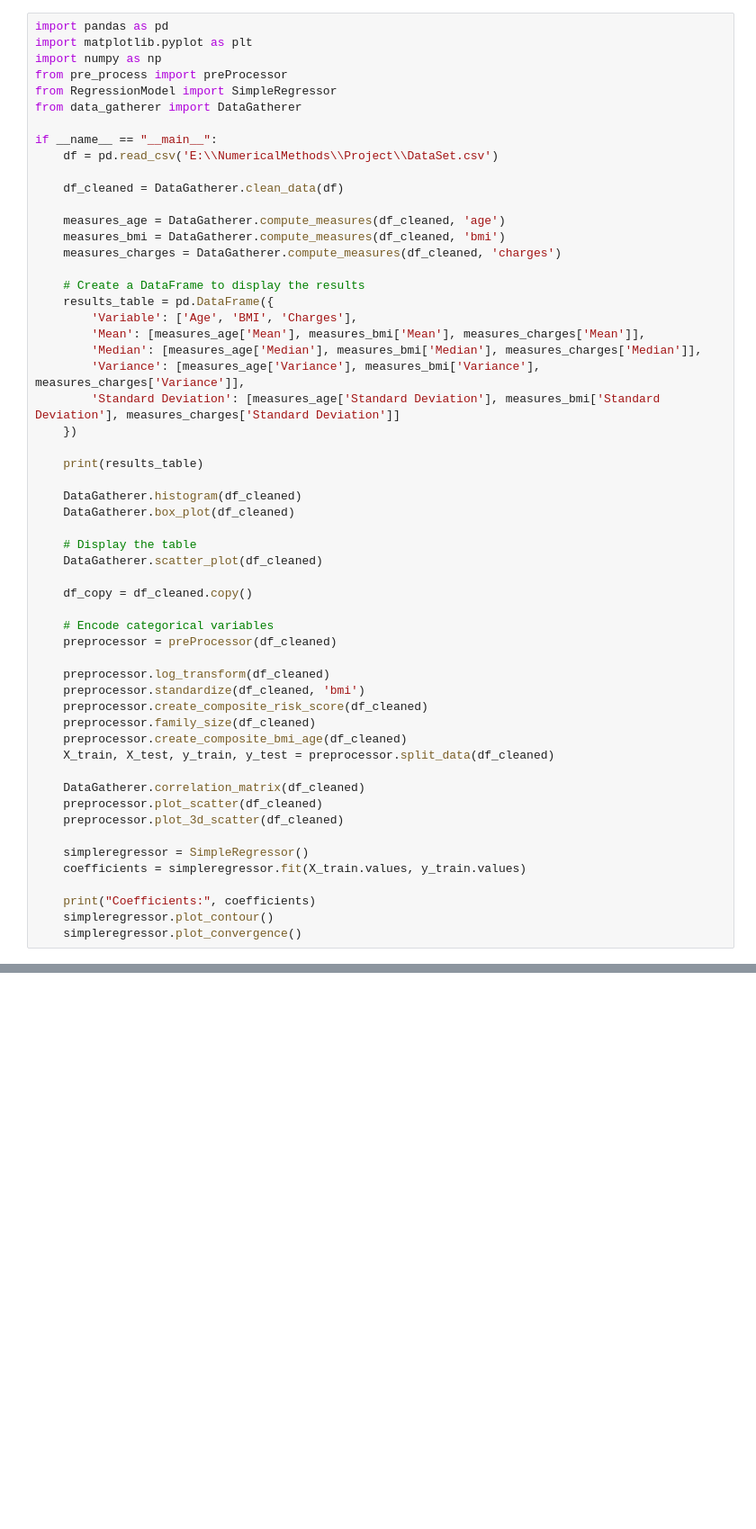
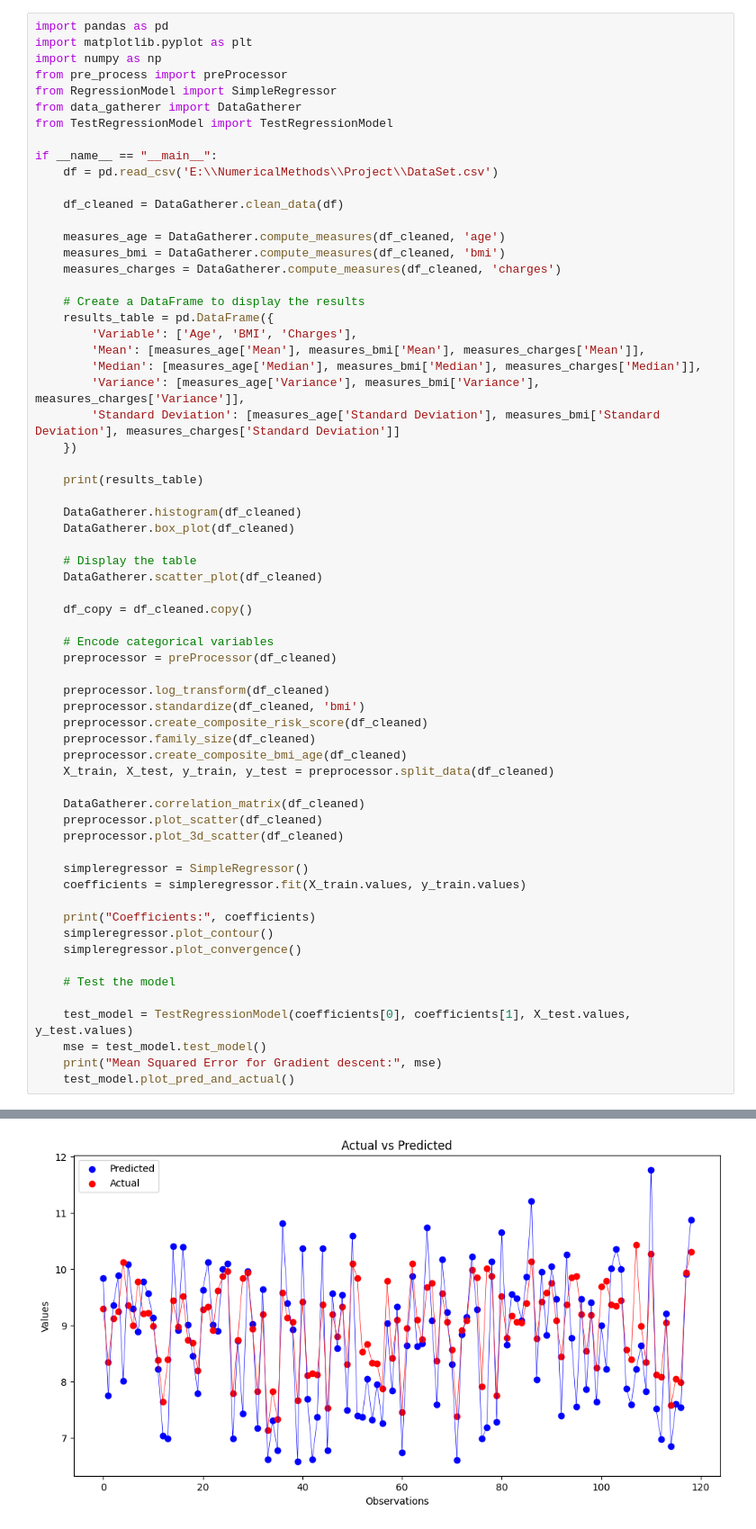
Before and after one commit to AryanBL/Health-insurance-regression-model, a Jupyter notebook: Project_Notebook.ipynb, the cells around one changed output, grey strips where cells are left out. Shown at 90% size. Cells and saved outputs as stored; diff of their text form; blank space fills up the shorter version.

Commit message:
Done MSE for gradient descent, going to implement other error computing methods

```diff
--- a/Project_Notebook.ipynb
+++ b/Project_Notebook.ipynb
@@ -5,6 +5,7 @@ import numpy as np
 from pre_process import preProcessor
 from RegressionModel import SimpleRegressor
 from data_gatherer import DataGatherer
+from TestRegressionModel import TestRegressionModel
 
 if __name__ == "__main__":
     df = pd.read_csv('E:\\NumericalMethods\\Project\\DataSet.csv')
@@ -54,6 +55,13 @@ if __name__ == "__main__":
     print("Coefficients:", coefficients)
     simpleregressor.plot_contour()
     simpleregressor.plot_convergence()
+
+    # Test the model
+
+    test_model = TestRegressionModel(coefficients[0], coefficients[1], X_test.values, y_test.values)
+    mse = test_model.test_model()
+    print("Mean Squared Error for Gradient descent:", mse)
+    test_model.plot_pred_and_actual()
 # %% [output]
 Rows after filtering: 1338
 Rows after filtering: 1329
@@ -80,0 +90 @@ Coefficients: [np.float64(0.3004738979339054), np.float64(-0.13680941747173875),
+[figure, added]
```
Also changed, not shown: parts of 1 cell of this notebook, 2 other files.
